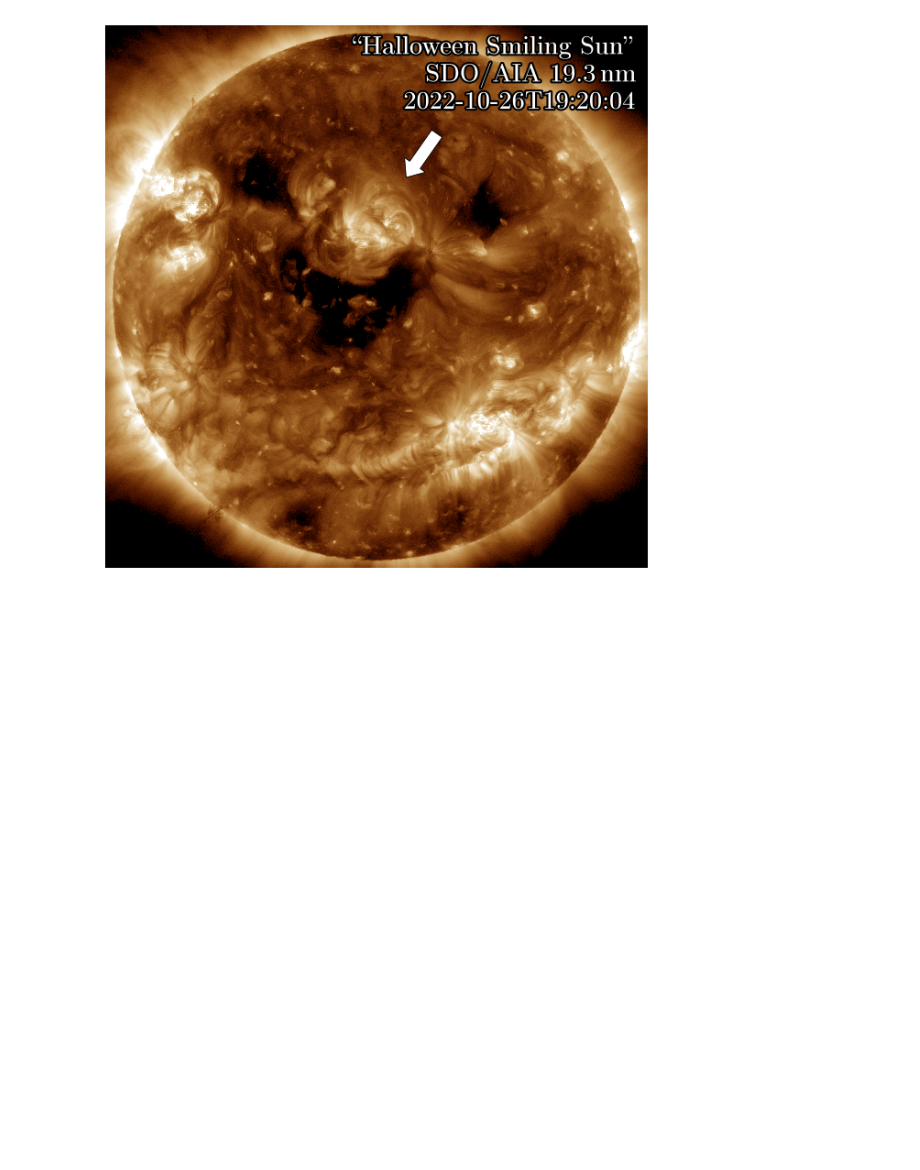
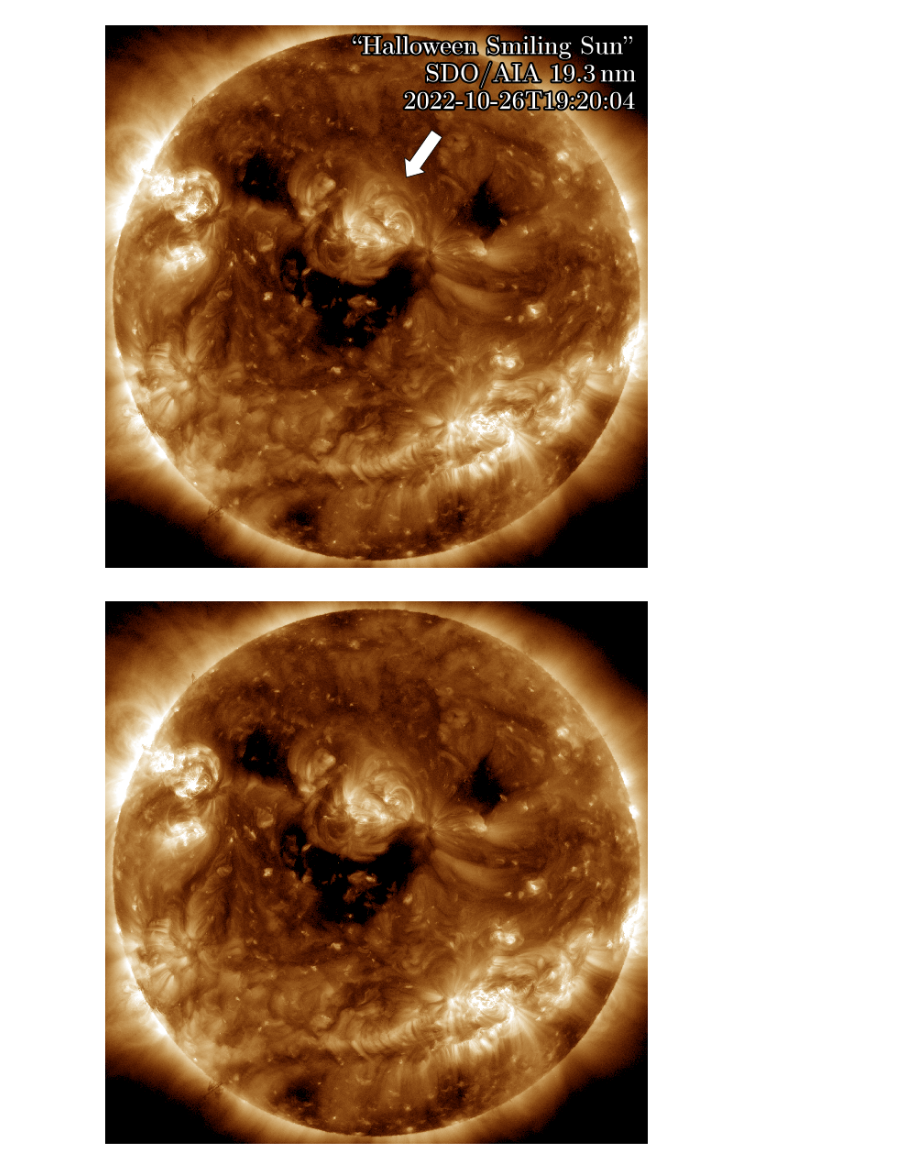
Before and after one commit to yjzhu-solar/EIS_DKIST_SolO, a Jupyter notebook: ipynb/ms_eis_eui_upflow/halloween_smile.ipynb, the cells around one changed output. Cells and saved outputs as stored; diff of their text form; code cells hidden in the pictures; blank space fills up the shorter version.

```diff
--- a/ipynb/ms_eis_eui_upflow/halloween_smile.ipynb
+++ b/ipynb/ms_eis_eui_upflow/halloween_smile.ipynb
@@ -186,3 +186,41 @@ ax.axis('off')
 fig.savefig("../../figs/test_figs/halloween_smile_karbacher.pdf",dpi=300,bbox_inches='tight',pad_inches=0.1)
 # %% [output]
 [figure]
+# %%
+fig = plt.figure(figsize=(6,6),layout='constrained')
+ax = fig.add_subplot(projection=aia_1026_map)
+
+aia_1026_map.plot(axes=ax, title=None,
+                    norm=ImageNormalize(vmin=np.nanpercentile(aia_1026_map.data, 8),
+                                                        vmax=np.nanpercentile(aia_1026_map.data, 99.5),
+                                                        stretch=AsinhStretch(0.05)))
+
+# ax.text(1.,0.98,r'\textbf{' + \
+#                         r"``Halloween Smiling Sun''" + \
+#                         r'}' + \
+#                         '\n' + \
+#                         r'\textbf{' + \
+#                         r'SDO/AIA 19.3\,nm\quad ' + \
+#                         r'}' + \
+#                         '\n' + \
+#                         r'\textbf{' + \
+#                         r'{}'.format(aia_1026_map.date.isot[:-4]) + \
+#                         r'}',
+#                         fontsize=20, color='white', transform=ax.transAxes,
+#                         ha='right', va='top',
+#                         path_effects=[path_effects.Stroke(linewidth=3, foreground='black'),
+#                                                 path_effects.Normal()])
+
+# ax.annotate(' ', (1850,2400),(2050,2700),
+#                     arrowprops=dict(width=10, headwidth=20,
+#                                     facecolor='white',
+#                                     linewidth=.6),
+#                     )
+
+ax.set_xlabel(ax.get_xlabel(), fontsize=12)
+ax.set_ylabel(ax.get_ylabel(), fontsize=12)
+ax.axis('off')
+
+fig.savefig("../../figs/test_figs/halloween_smile_karbacher_frontpage.png",dpi=300,bbox_inches='tight',pad_inches=0)
+# %% [output]
+[figure, added]
```
Also changed, not shown: 5 other files.
